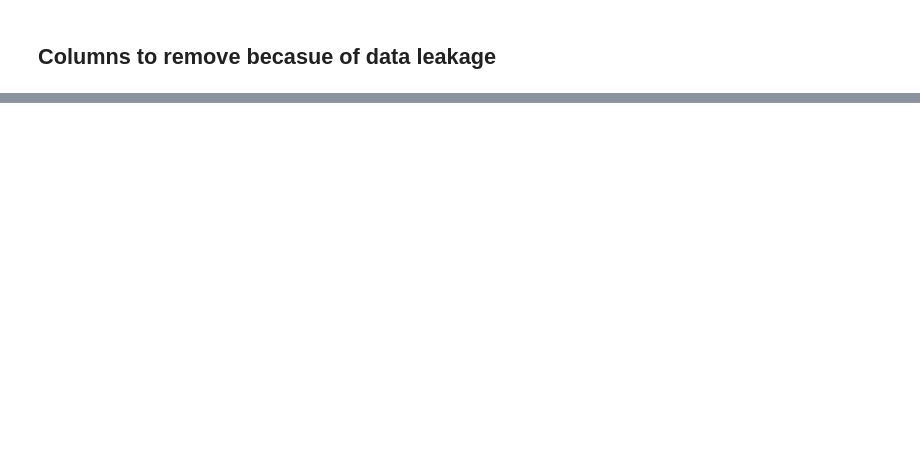
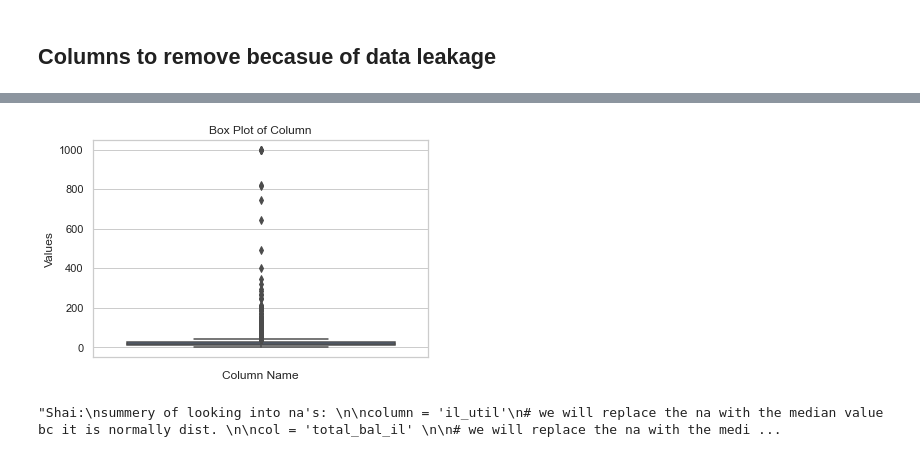
Before and after one commit to Uweeseg1/DataAnalyticsProject, a Jupyter notebook: Erans_project.ipynb, the cells around one changed output, grey strips where cells are left out. Drawn from its saved outputs; the diff is of its cells as text; code cells hidden in the pictures; blank space fills up the shorter version.

```diff
--- a/Erans_project.ipynb
+++ b/Erans_project.ipynb
@@ -186,0 +686,30 @@ all_year_19['issue_d'] = all_year_19['issue_d'].astype(str)
+# %%
+sns.boxplot(data=all_year_19, y='dti')
+plt.xlabel('Column Name')
+plt.ylabel('Values')
+plt.title('Box Plot of Column')
+plt.show()
+# %% [output]
+[figure, added]
+# %%
+'''Shai:
+summery of looking into na's:
+
+column = 'il_util'
+# we will replace the na with the median value bc it is normally dist.
+
+col = 'total_bal_il'
+
+# we will replace the na with the median
+
+# col - revol_util
+# for this col we will take the median
+
+cols we think might have D.L:
+# col - mths_since_rcnt_il
+# col - open_il_24m
+# col - open_il_12m
+# col - open_act_il
+# col - open_acc_6m'''
+# %% [output]
+"Shai:\nsummery of looking into na's: \n\ncolumn = 'il_util'\n# we will replace the na with the median value bc it is normally dist. \n\ncol = 'total_bal_il' \n\n# we will replace the na with the medi ...
```
Also changed, not shown: parts of 118 cells of this notebook.
